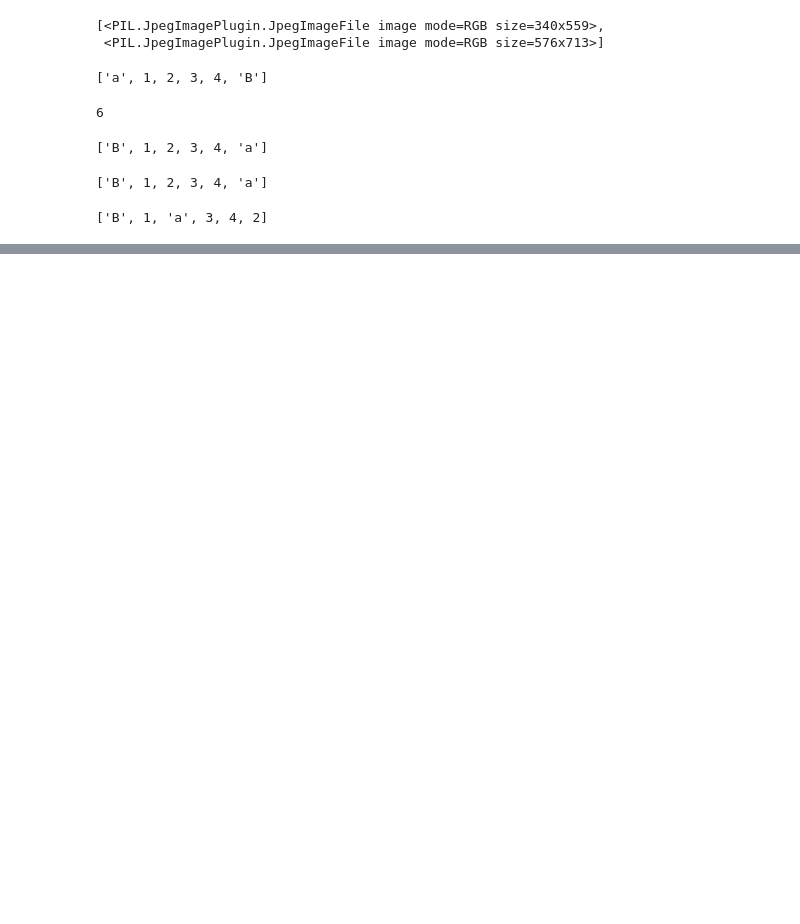
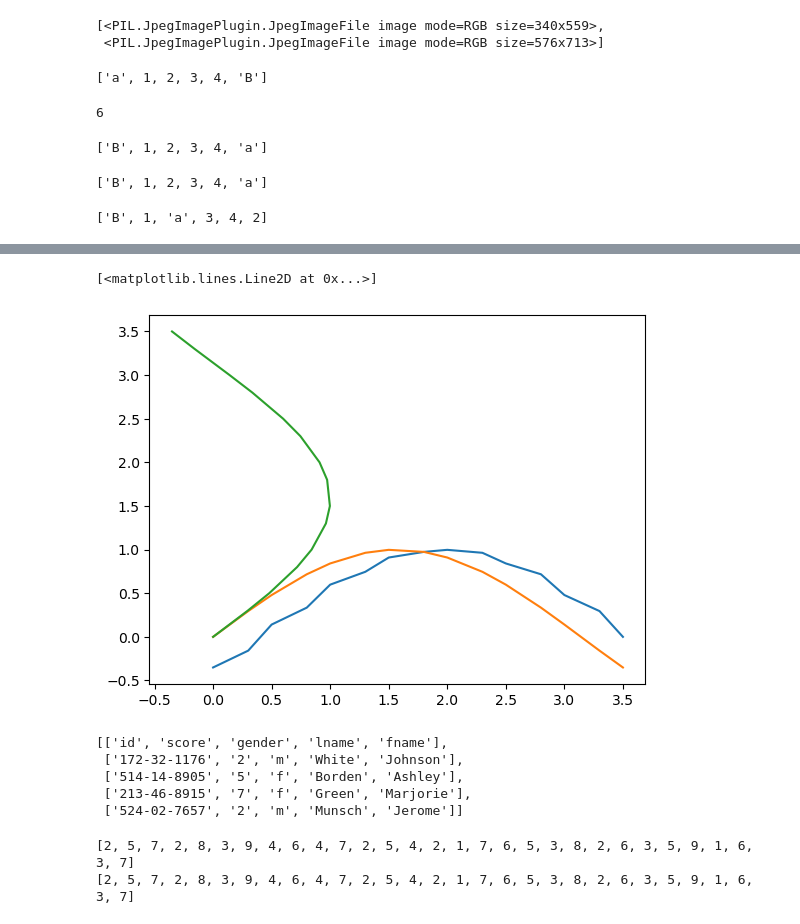
Before and after one commit to Rhys18751996/MathProgrammingJupyter, a Jupyter notebook: Week2.ipynb, the cells around one changed output, grey strips where cells are left out. Saved outputs shown, nothing was run; the diff lists cells and outputs as text; code cells hidden in the pictures; blank space fills up the shorter version.

```diff
--- a/Week2.ipynb
+++ b/Week2.ipynb
@@ -118,0 +133,32 @@ L
+# %%
+plt.plot(x, y[ : : -1]);
+plt.plot(x, y);
+plt.plot(y,x)
+# %% [output]
+[<matplotlib.lines.Line2D at 0x...>]
+[figure, added]
+# %%
+import csv
+with open('sample-data.csv', newline='') as interest_data:
+    reader = csv.reader(interest_data)
+    sample_data = list(reader)
+
+sample_data[ : 5]
+# %% [output]
+[['id', 'score', 'gender', 'lname', 'fname'],
+ ['172-32-1176', '2', 'm', 'White', 'Johnson'],
+ ['514-14-8905', '5', 'f', 'Borden', 'Ashley'],
+ ['213-46-8915', '7', 'f', 'Green', 'Marjorie'],
+ ['524-02-7657', '2', 'm', 'Munsch', 'Jerome']]
+# %%
+e = []
+for item in sample_data[1 : ]:
+    e.append(int(item[1][0]))
+print(e)
+
+
+d = [int(item[1][0]) for item in RBA_data[1 : ]]
+print(d)
+# %% [output]
+[2, 5, 7, 2, 8, 3, 9, 4, 6, 4, 7, 2, 5, 4, 2, 1, 7, 6, 5, 3, 8, 2, 6, 3, 5, 9, 1, 6, 3, 7]
+[2, 5, 7, 2, 8, 3, 9, 4, 6, 4, 7, 2, 5, 4, 2, 1, 7, 6, 5, 3, 8, 2, 6, 3, 5, 9, 1, 6, 3, 7]
```
Also changed, not shown: parts of 8 cells of this notebook, 2 other files.
